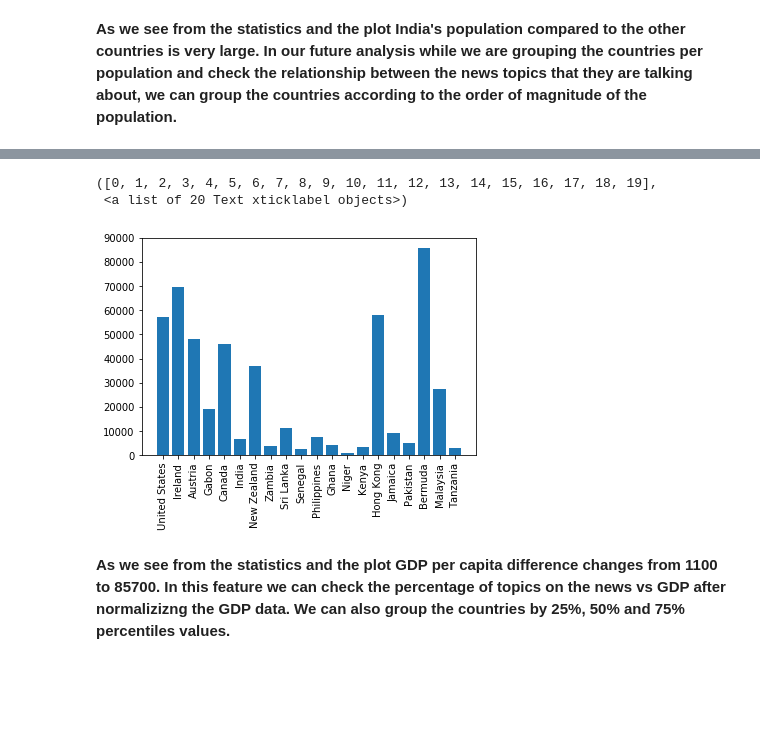
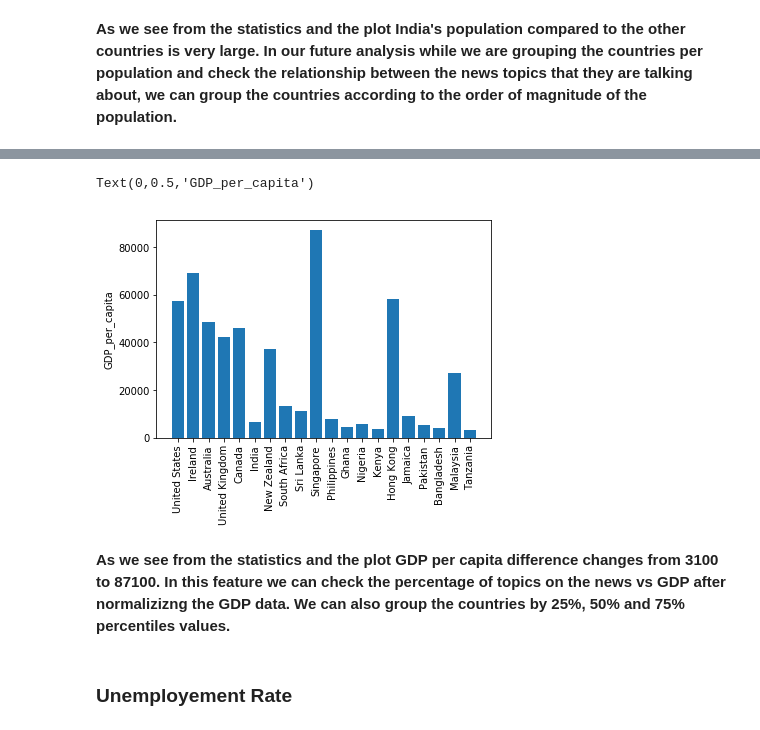
Before and after one commit to camligorkem/ADA_2018_Project, a Jupyter notebook: WorldFact.ipynb, the cells around one changed output, grey strips where cells are left out. Drawn from its saved outputs; the diff is of its cells as text; code cells hidden in the pictures; blank space fills up the shorter version.

Commit message:
factbook data preprocessed

```diff
--- a/WorldFact.ipynb
+++ b/WorldFact.ipynb
@@ -22,9 +22,9 @@ import glob
 #Read data folder of fact book
 DATA_FOLDER = './Data'
 # %%
-#Determine country list that are included in Now Corpus
-country_List=['US', 'EI' ,'AU' ,'GB' ,'CA', 'IN' ,'NZ' ,'ZA', 'LK', 'SG', 'PH' ,'GH', 'NG', 'KE',
- 'HK', 'JM', 'PK' ,'BD', 'MY' ,'TZ']
+#Determine country list codes(as presented in factbook) that are included in Now Corpus
+country_List=['US', 'EI' ,'AS' ,'UK' ,'CA', 'IN' ,'NZ' ,'SF', 'LK', 'SN', 'PH' ,'GH', 'NI', 'KE',
+ 'HK', 'JM', 'PK' ,'BG', 'MY' ,'TZ']
 #convert the country names to lower cases
 country_List=[x.lower() for x in country_List]
 # %%
@@ -142,0 +125,3 @@ countries[5]
+# %%
+for p in countries:
+    print(p['Government']['Country name']['conventional short form']['text'])
@@ -196,2 +180,26 @@ factBook.columns=['Country','Coordinates','Natural_hazards','Environment_issues'
+# %%
+factBook
+#re-assign proper column names
+factBook.columns=['Country','Coordinates','Natural_hazards','Environment_issues',
+        'Population',
+        'Age_structure',
+        'Religions',
+        'Ethnic_groups',
+        'Median age',
+        'Population_growth_rate',
+        'Birth_rate',
+        'Death_rate',
+        'Net_migration_rate',
+        'Sex_ratio',
+        'Life_expectancy_at_birth',
+        'Executive_branch',
+        'Legislative_branch',
+        'GDP_per_capita',
+        'Unemployment_rate',
+        'Population_below_poverty_line',
+        'Inflation_rate',
+        'Electricity_renewable_sources',
+        'Carbon_dioxide_emissions',
+        'Internet_users']
 # %% [markdown]
 ### PART 2 : PRE-PROCESS AND PLOT SOME INTERESTING FEATURES SUCH AS POPULATION, GDP, UNEMPLOYEMENT RATE PER COUNTRY
@@ -255,13 +287,15 @@ Name: GDP_per_capita, dtype: float64
 # %%
 #Plot GDP per capita for selected countries
 plt.bar(factBook['Country'],factBook['GDP_per_capita'])
 plt.xticks(rotation=90)
+plt.ylabel('GDP_per_capita')
 # %% [output]
-([0, 1, 2, 3, 4, 5, 6, 7, 8, 9, 10, 11, 12, 13, 14, 15, 16, 17, 18, 19],
- <a list of 20 Text xticklabel objects>)
+Text(0,0.5,'GDP_per_capita')
-[figure, old version]
+[figure, new version]
 # %% [markdown]
-__As we see from the statistics and the plot GDP per capita difference changes from 1100 to 85700. In this feature we can check the percentage of topics on the news vs GDP after normalizizng the GDP data. We can also group the countries by 25%, 50% and 75% percentiles values.__
+__As we see from the statistics and the plot GDP per capita difference changes from 3100 to 87100. In this feature we can check the percentage of topics on the news vs GDP after normalizizng the GDP data. We can also group the countries by 25%, 50% and 75% percentiles values.__
+# %% [markdown]
+### Unemployement Rate
 # %%
 factBook['Unemployment_rate']
 # %% [output]
```
Also changed, not shown: parts of 47 cells of this notebook.
